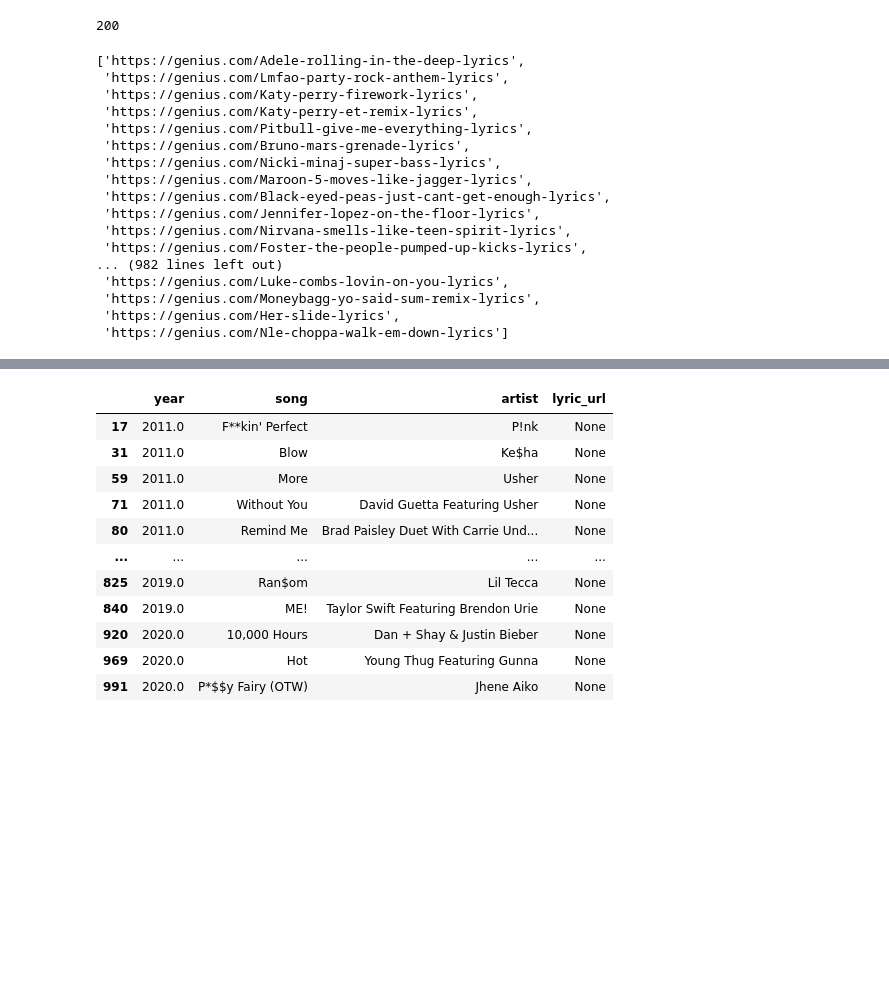
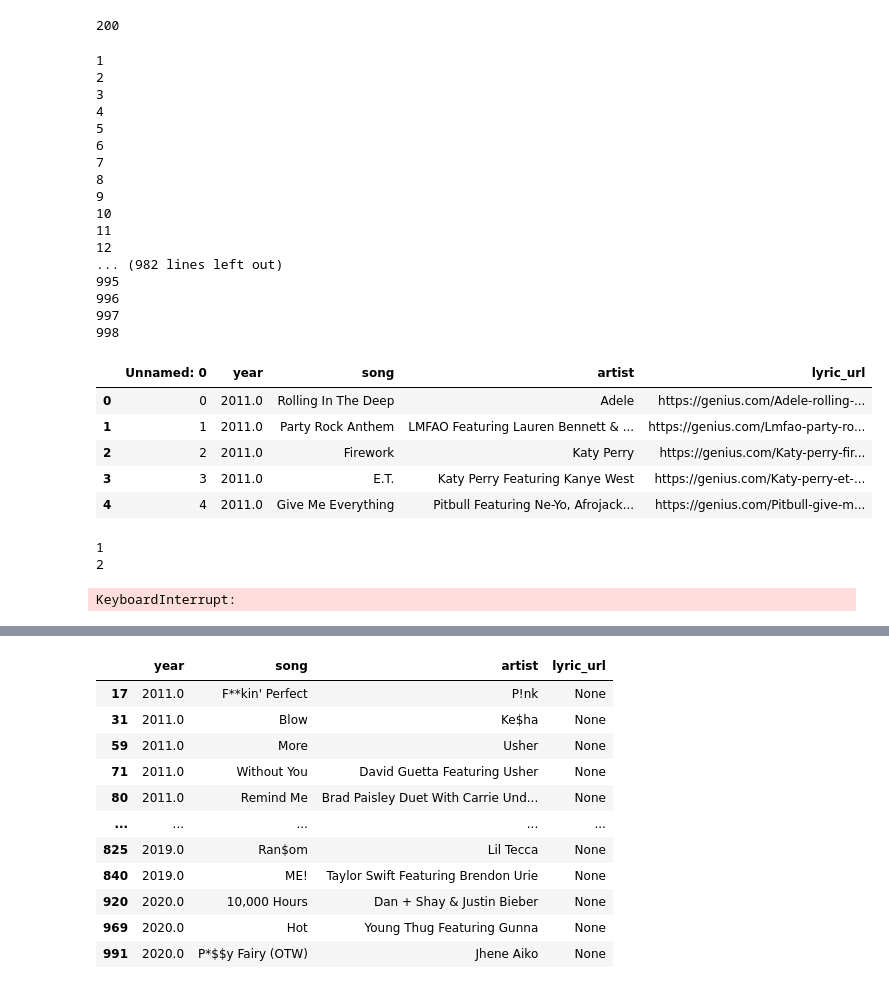
Before and after one commit to chrisnish4/billboard_100_sentiment, a Jupyter notebook: data_collection.ipynb, the cells around one changed output, grey strips where cells are left out. Drawn from its saved outputs; the diff is of its cells as text; code cells hidden in the pictures; blank space fills up the shorter version.

```diff
--- a/data_collection.ipynb
+++ b/data_collection.ipynb
@@ -135,25 +134,25 @@ def get_url2(song, artist):
 # %%
+### Get urls for lyrics pages
 lyric_urls = []
 for song, artist in zip(charts_df.song, charts_df.artist):
-    lyric_url = get_url2(song, artist)
+    lyric_url = get_url(song, artist)
     lyric_urls.append(lyric_url)
+    counter += 1
+# %% [output]
+1
+2
+3
+4
+5
+6
+7
+8
+9
+10
+11
+12
+... (982 lines left out)
+995
+996
+997
+998
-# %%
-lyric_urls
-# %% [output]
-['https://genius.com/Adele-rolling-in-the-deep-lyrics',
- 'https://genius.com/Lmfao-party-rock-anthem-lyrics',
- 'https://genius.com/Katy-perry-firework-lyrics',
- 'https://genius.com/Katy-perry-et-remix-lyrics',
- 'https://genius.com/Pitbull-give-me-everything-lyrics',
- 'https://genius.com/Bruno-mars-grenade-lyrics',
- 'https://genius.com/Nicki-minaj-super-bass-lyrics',
- 'https://genius.com/Maroon-5-moves-like-jagger-lyrics',
- 'https://genius.com/Black-eyed-peas-just-cant-get-enough-lyrics',
- 'https://genius.com/Jennifer-lopez-on-the-floor-lyrics',
- 'https://genius.com/Nirvana-smells-like-teen-spirit-lyrics',
- 'https://genius.com/Foster-the-people-pumped-up-kicks-lyrics',
-... (982 lines left out)
- 'https://genius.com/Luke-combs-lovin-on-you-lyrics',
- 'https://genius.com/Moneybagg-yo-said-sum-remix-lyrics',
- 'https://genius.com/Her-slide-lyrics',
- 'https://genius.com/Nle-choppa-walk-em-down-lyrics']
@@ -161,0 +159,26 @@ charts_df['lyric_url'] = lyric_urls
+# %%
+charts_df = pd.read_csv('charts.csv')
+charts_df.head()
+# %% [output]
+|  | Unnamed: 0 | year | song | artist | lyric_url |
+| 0 | 0 | 2011.0 | Rolling In The Deep | Adele | https://genius.com/Adele-rolling-... |
+| 1 | 1 | 2011.0 | Party Rock Anthem | LMFAO Featuring Lauren Bennett & ... | https://genius.com/Lmfao-party-ro... |
+| 2 | 2 | 2011.0 | Firework | Katy Perry | https://genius.com/Katy-perry-fir... |
+| 3 | 3 | 2011.0 | E.T. | Katy Perry Featuring Kanye West | https://genius.com/Katy-perry-et-... |
+| 4 | 4 | 2011.0 | Give Me Everything | Pitbull Featuring Ne-Yo, Afrojack... | https://genius.com/Pitbull-give-m... |
+# %%
+### From Genius URLs, get lyrics for wach song
+song_lyrics = []
+counter = 0
+for url in charts_df.lyric_url:
+    if type(url) != type('string'):
+        continue
+    else:
+        lyric = get_lyrics(url)
+        song_lyrics.append(lyric)
+    counter += 1
+    print(counter)
+# %% [output]
+1
+2
+KeyboardInterrupt:
```
Also changed, not shown: parts of 28 cells of this notebook, 2 other files.
